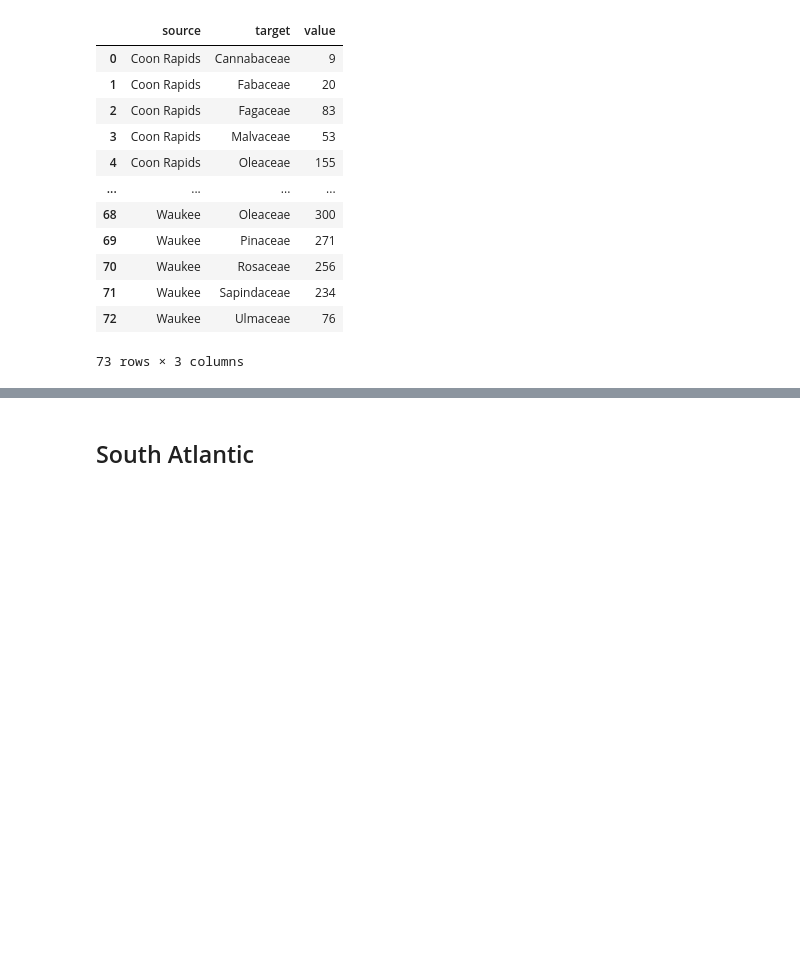
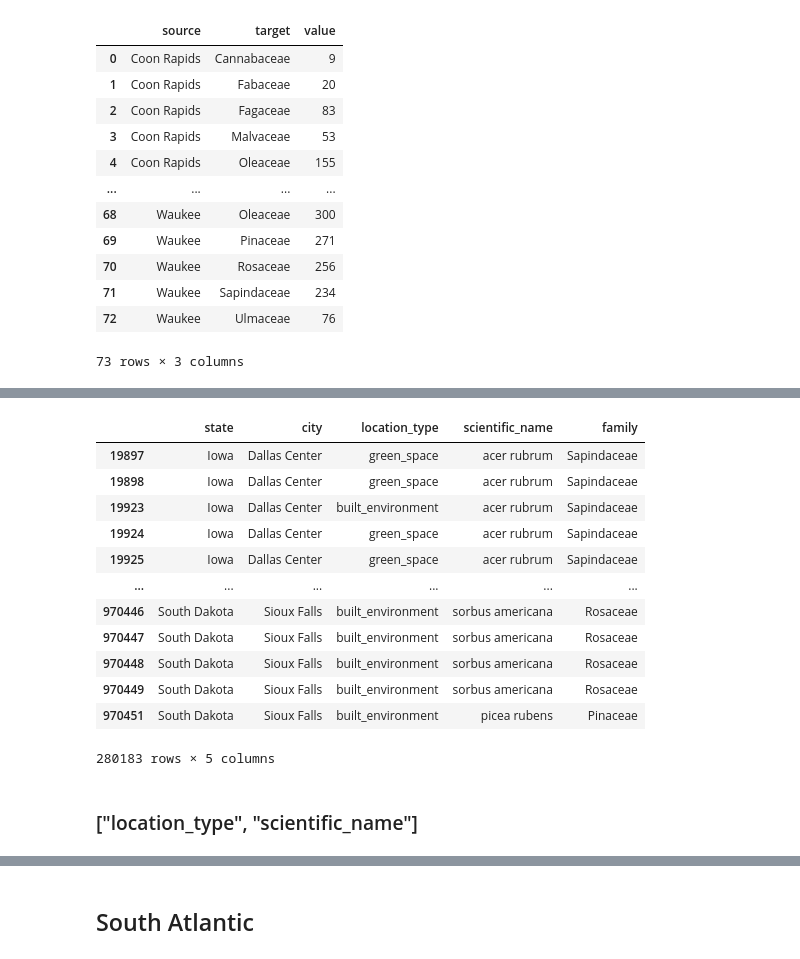
Before and after one commit to GiuliaBenvenuto/Data_Visualization, a Jupyter notebook: public/Assignment_2/Assignment2_5MTreeDataset.ipynb, the cells around one changed output, grey strips where cells are left out. Drawn from its saved outputs; the diff is of its cells as text; code cells hidden in the pictures; blank space fills up the shorter version.

```diff
--- a/public/Assignment_2/Assignment2_5MTreeDataset.ipynb
+++ b/public/Assignment_2/Assignment2_5MTreeDataset.ipynb
@@ -336,0 +347,3 @@ Top10_EN_st_ct_fm.to_csv("Top10_North_East_2.csv", index=False)
+# %%
+location_type_family=pd.DataFrame(East_North.groupby(by=["city", "location_type"])['location_type'].count().reset_index(name="value"))
+location_type_family
@@ -644,0 +665,3 @@ Top10_EN_st_ct_fm.to_csv("Top10_North_West.csv", index=False)
+# %%
+location_type_family=pd.DataFrame(West_North.groupby(by=["city", "location_type"])['location_type'].count().reset_index(name="value"))
+location_type_family
@@ -644,0 +682,8 @@ Top10_EN_st_ct_fm.to_csv("Top10_North_West.csv", index=False)
+# %%
+West_North_list_loc=pd.DataFrame()
+for c in location_type_family['city'].unique():
+  location_type_family2=location_type_family[location_type_family['city'] == c]
+  #print(location_type_family2)
+  location_type_family2=location_type_family2.sort_values(by="value", ascending=False)[:2]
+  West_North_list_loc = pd.concat([West_North_list_loc, location_type_family2])
+print(West_North_list_loc)
@@ -644,0 +705,20 @@ Top10_EN_st_ct_fm.to_csv("Top10_North_West.csv", index=False)
+# %%
+list_lt=list(West_North_list_loc['location_type'])
+Top10_Family_West_North = Top10_Family_West_North.loc[Top10_Family_West_North['location_type'].isin(list_lt)]
+Top10_Family_West_North
+# %% [output]
+|  | state | city | location_type | scientific_name | family |
+| 19897 | Iowa | Dallas Center | green_space | acer rubrum | Sapindaceae |
+| 19898 | Iowa | Dallas Center | green_space | acer rubrum | Sapindaceae |
+| 19923 | Iowa | Dallas Center | built_environment | acer rubrum | Sapindaceae |
+| 19924 | Iowa | Dallas Center | green_space | acer rubrum | Sapindaceae |
+| 19925 | Iowa | Dallas Center | green_space | acer rubrum | Sapindaceae |
+| ... | ... | ... | ... | ... | ... |
+| 970446 | South Dakota | Sioux Falls | built_environment | sorbus americana | Rosaceae |
+| 970447 | South Dakota | Sioux Falls | built_environment | sorbus americana | Rosaceae |
+| 970448 | South Dakota | Sioux Falls | built_environment | sorbus americana | Rosaceae |
+| 970449 | South Dakota | Sioux Falls | built_environment | sorbus americana | Rosaceae |
+| 970451 | South Dakota | Sioux Falls | built_environment | picea rubens | Pinaceae |
+280183 rows × 5 columns
+# %% [markdown]
+### ["location_type", "scientific_name"]
```
Also changed, not shown: parts of 138 cells of this notebook.
